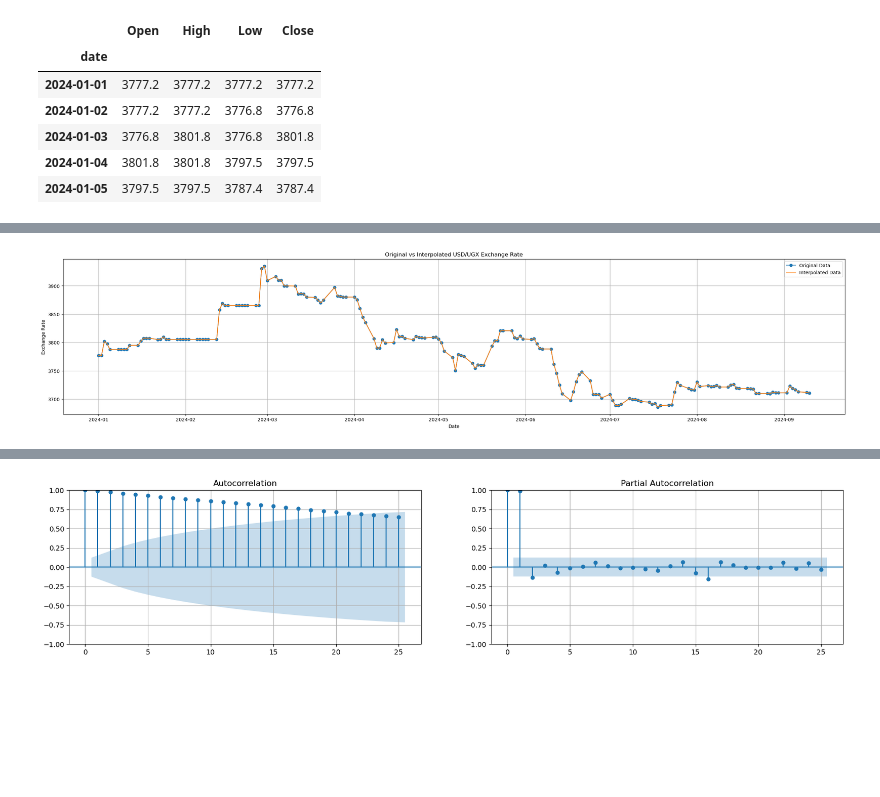
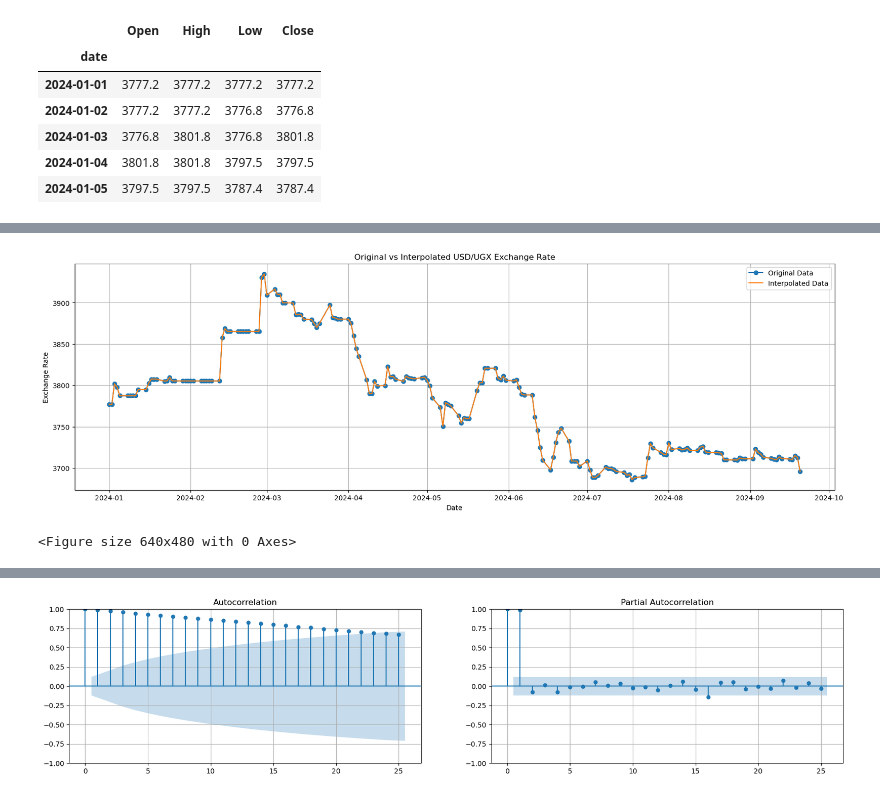
Before and after one commit to memmar1/Project, a Jupyter notebook: Final_Cpastone.ipynb, the cells around one changed output, grey strips where cells are left out. Drawn from its saved outputs; the diff is of its cells as text; code cells hidden in the pictures; blank space fills up the shorter version.

```diff
--- a/Final_Cpastone.ipynb
+++ b/Final_Cpastone.ipynb
@@ -636,17 +688,19 @@ plt.show()
 filled_df = daily_df.interpolate(method='linear')
 # %%
 # Plot original vs filled data
-plt.figure(figsize=(30, 6))
+plt.figure(figsize=(20, 6))
 plt.plot(df2.index, df2['Close'], label='Original Data', marker='o')
 plt.plot(filled_df.index, filled_df['Close'], label='Interpolated Data')
 plt.title('Original vs Interpolated USD/UGX Exchange Rate')
 plt.xlabel('Date')
 plt.ylabel('Exchange Rate')
 plt.grid()
 plt.legend()
 plt.show()
+# plt.savefig('ugxinterpoled.png')
 # %% [output]
-[figure, old version]
+[figure, new version]
+<Figure size 640x480 with 0 Axes>
 # %%
 from statsmodels.tsa.stattools import adfuller
 
```
Also changed, not shown: parts of 50 cells of this notebook, 15 other files.
